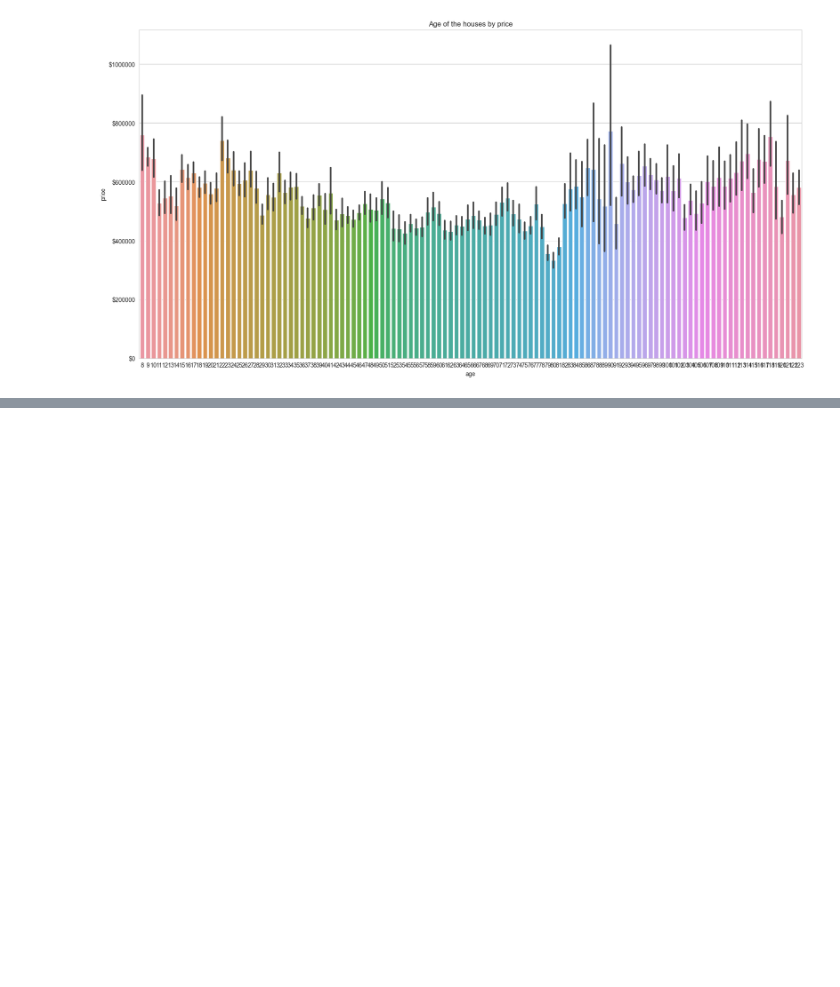
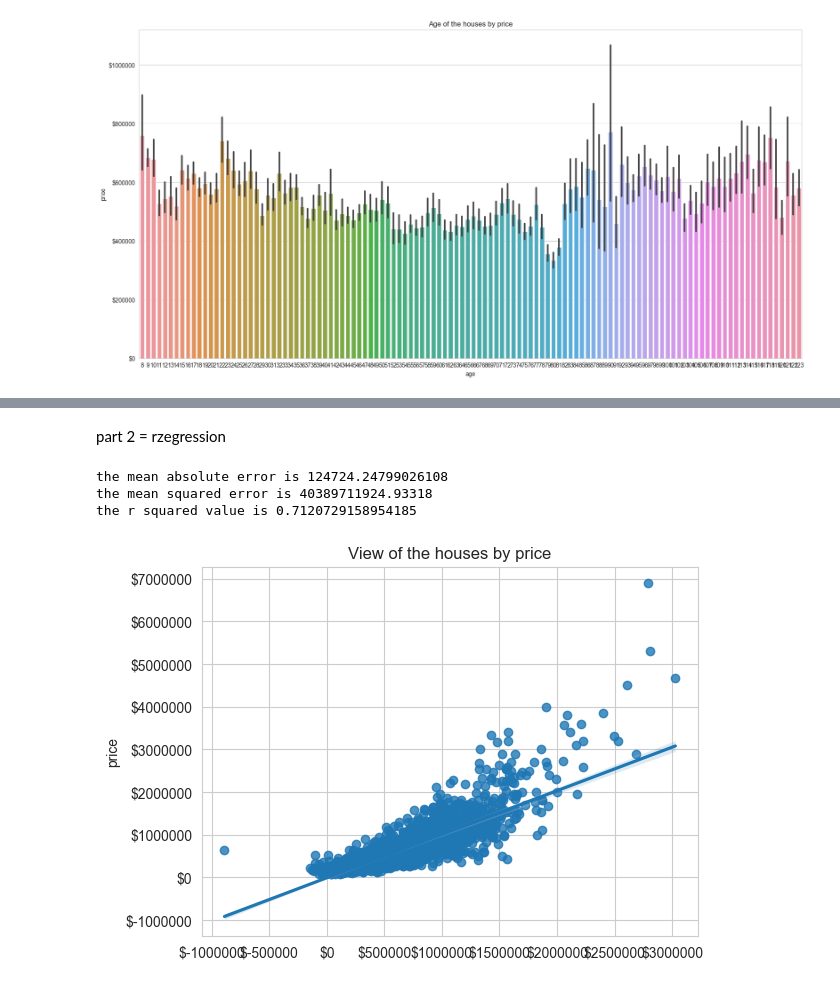
Before and after one commit to mmedoues/data, a Jupyter notebook: checkpoints/houses/houses.ipynb, the cells around one changed output, grey strips where cells are left out. Cells and saved outputs as stored; diff of their text form; code cells hidden in the pictures; blank space fills up the shorter version.

Commit message:
Add files via upload
added regression (still lack some info)

```diff
--- a/checkpoints/houses/houses.ipynb
+++ b/checkpoints/houses/houses.ipynb
@@ -237,0 +227,44 @@ plt.show()
+# %% [markdown]
+part 2 = rzegression
+# %%
+# now we will build a model that will predict the price of the houses
+# we will use the linear regression model
+# we will use the sqft_living, sqft_lot, bedrooms, bathrooms, floors, waterfront, view, condition, grade, yr_built, yr_renovated, zipcode, lat, long, sqft_living15, sqft_lot15, renovated, total_rooms, year_sold, age
+# let's start by creating a new dataframe that will contain only the columns that we will use
+df_model = df[['sqft_living', 'sqft_lot', 'bedrooms', 'bathrooms', 'floors', 'waterfront', 'view', 'condition', 'grade', 'yr_built', 'yr_renovated', 'zipcode', 'lat', 'long', 'sqft_living15',  'renovated', 'total_rooms', 'year_sold', 'age', 'price']]
+# check the head of the new dataframe
+df_model.head()
+#from sklearn.linear_model import LinearRegression
+# create an instance of the linear regression model
+model = LinearRegression()
+# split the data into training and testing data
+from sklearn.model_selection import train_test_split
+# create the X and y variables
+X = df_model.drop('price', axis=1)
+y = df_model['price']
+# split the data into training and testing data
+X_train, X_test, y_train, y_test = train_test_split(X, y, test_size=0.3, random_state=101)
+# fit the model on the training data
+model.fit(X_train, y_train)
+# now we will evaluate the model
+# we will use the mean absolute error, mean squared error and root mean squared error
+from sklearn import metrics
+# create predictions on the test data
+predictions = model.predict(X_test)
+# calculate the mean absolute error
+print('the mean absolute error is', metrics.mean_absolute_error(y_test, predictions))
+# calculate the mean squared error
+print('the mean squared error is', metrics.mean_squared_error(y_test, predictions))
+# calculate the r squared value
+print('the r squared value is', metrics.explained_variance_score(y_test, predictions))
+# create a residual plot
+sns.regplot(x=predictions, y=y_test)
+plt.title('View of the houses by price')
+formatter = ticker.FormatStrFormatter('$%1.0f')
+plt.gca().yaxis.set_major_formatter(formatter)
+plt.gca().xaxis.set_major_formatter(formatter)
+# %% [output]
+the mean absolute error is 124724.24799026108
+the mean squared error is 40389711924.93318
+the r squared value is 0.7120729158954185
+[figure, added]
```
Also changed, not shown: parts of 8 cells of this notebook.
